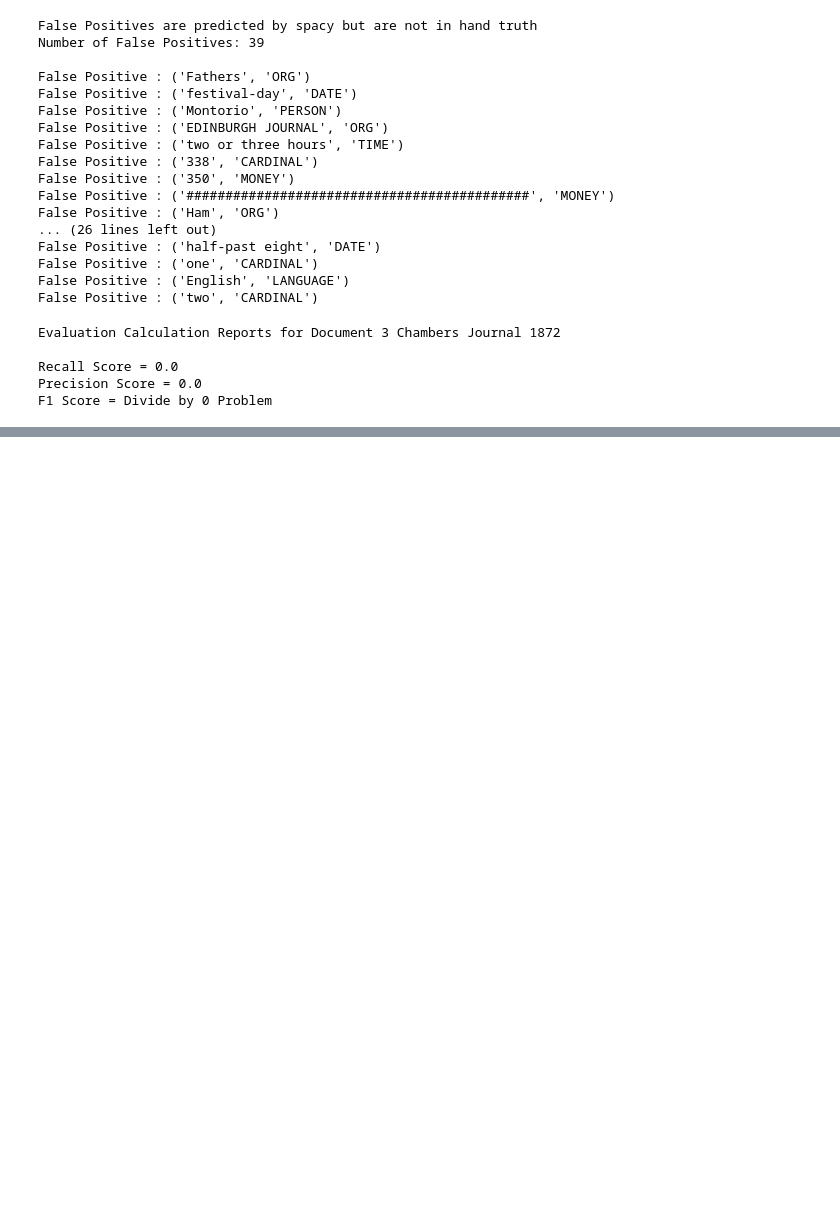
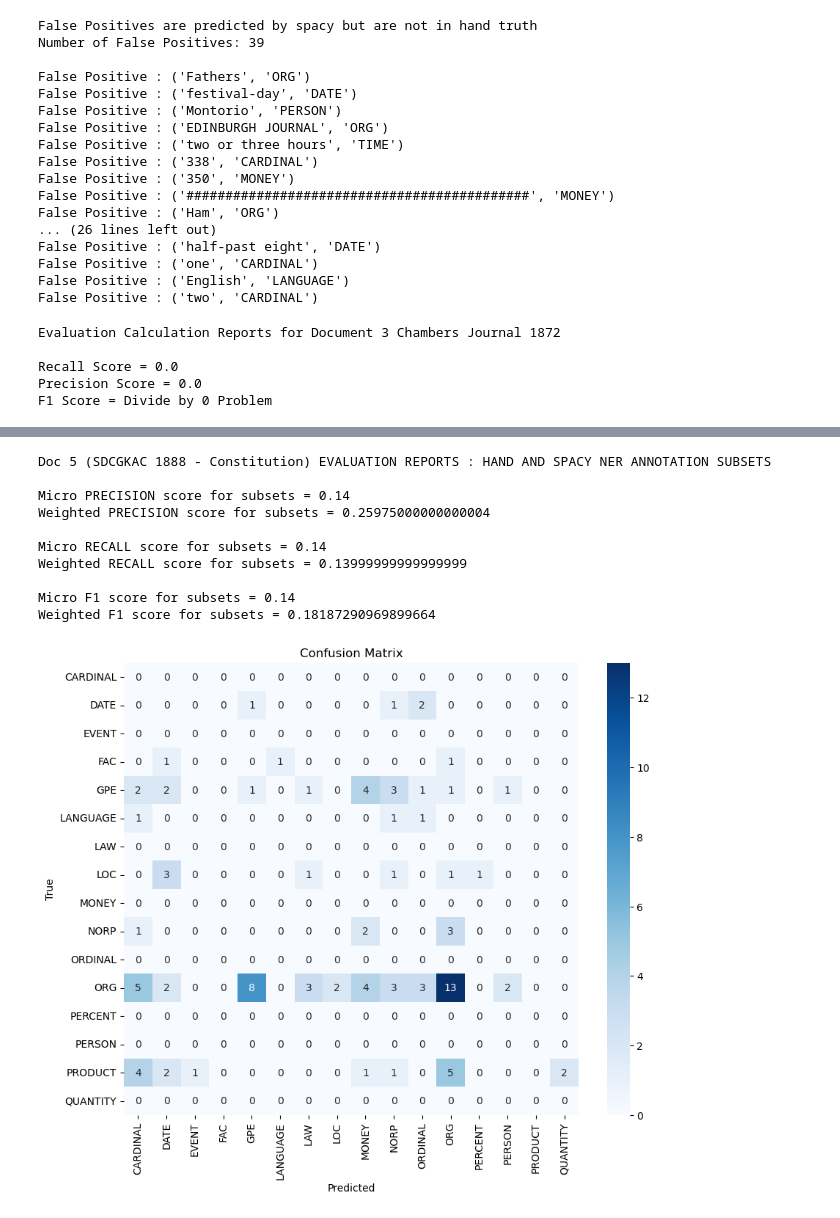
Before and after one commit to owenmonroe/OwenMonroe_TextMining_Fall23, a Jupyter notebook: Progress_Report/Spacy_NER_Comparison.ipynb, the cells around one changed output, grey strips where cells are left out. Drawn from its saved outputs; the diff is of its cells as text; code cells hidden in the pictures; blank space fills up the shorter version.

```diff
--- a/Progress_Report/Spacy_NER_Comparison.ipynb
+++ b/Progress_Report/Spacy_NER_Comparison.ipynb
@@ -1072,0 +1107,10 @@ Document 5 Comparison: Clipping from Chambers's Journal 1872 (on Sorrow)
+# %%
+# Loading Document 5
+with open('Useful_Knowledge_Texts/Clipped_Texts/SDCGK_AnnualReport_constitution_1888.txt', "r", encoding="utf-8") as text_file_5:
+    text_5 = text_file_5.read()
+# %%
+doc_5 = nlp(text_5)
+spacy_annotations_5 = [(ent.text, ent.label_) for ent in doc_5.ents]
+
+print(f'Spacy Annotations List number = {len(spacy_annotations_5)}')
+spacy_annotations_5
@@ -1072,0 +1136,56 @@ Document 5 Comparison: Clipping from Chambers's Journal 1872 (on Sorrow)
+# %%
+# Subsetting to Evaluate with Classification Reports and a Confusion matrix
+
+# Subsetting
+hand_subset_5 = merged_hand_annotations_5[:100]
+spacy_subset_5 = spacy_annotations_5[:100]
+
+# Setting Ground Truth and Predictions
+y_true_5 = [label for token, label in hand_subset_5]
+y_pred_5 = [label for token, label in spacy_subset_5]
+
+# Evaluation Reports
+prec_score_micro_5 = precision_score(y_true_5, y_pred_5, average='micro')
+prec_score_weighted_5 = precision_score(y_true_5, y_pred_5, average='weighted')
+
+rec_score_micro_5 = recall_score(y_true_5, y_pred_5, average='micro')
+rec_score_weighted_5 = recall_score(y_true_5, y_pred_5, average='weighted')
+
+f1_score_micro_5 = f1_score(y_true_5, y_pred_5, average='micro')
+f1_score_weighted_5 = f1_score(y_true_5, y_pred_5, average='weighted')
+
+
+print("Doc 5 (SDCGKAC 1888 - Constitution) EVALUATION REPORTS : HAND AND SPACY NER ANNOTATION SUBSETS")
+print()
+print(f'Micro PRECISION score for subsets = {prec_score_micro_5}')
+print(f'Weighted PRECISION score for subsets = {prec_score_weighted_5}')
+print()
+print(f'Micro RECALL score for subsets = {rec_score_micro_5}')
+print(f'Weighted RECALL score for subsets = {rec_score_weighted_5}')
+print()
+print(f'Micro F1 score for subsets = {f1_score_micro_5}')
+print(f'Weighted F1 score for subsets = {f1_score_weighted_5}')
+print()
+
+# Confusion Matrix
+labels_5 = sorted(list(set(y_true_5 + y_pred_5)))
+conf_matrix_5 = confusion_matrix(y_true_5, y_pred_5, labels=labels_5)
+
+plt.figure(figsize=(10, 8))
+sns.heatmap(conf_matrix_5, annot=True, fmt='d', cmap='Blues', xticklabels=labels, yticklabels=labels)
+plt.xlabel('Predicted')
+plt.ylabel('True')
+plt.title('Confusion Matrix')
+plt.show()
+# %% [output]
+Doc 5 (SDCGKAC 1888 - Constitution) EVALUATION REPORTS : HAND AND SPACY NER ANNOTATION SUBSETS
+
+Micro PRECISION score for subsets = 0.14
+Weighted PRECISION score for subsets = 0.25975000000000004
+
+Micro RECALL score for subsets = 0.14
+Weighted RECALL score for subsets = 0.13999999999999999
+
+Micro F1 score for subsets = 0.14
+Weighted F1 score for subsets = 0.18187290969899664
+[figure, added]
```
Also changed, not shown: parts of 18 cells of this notebook.
